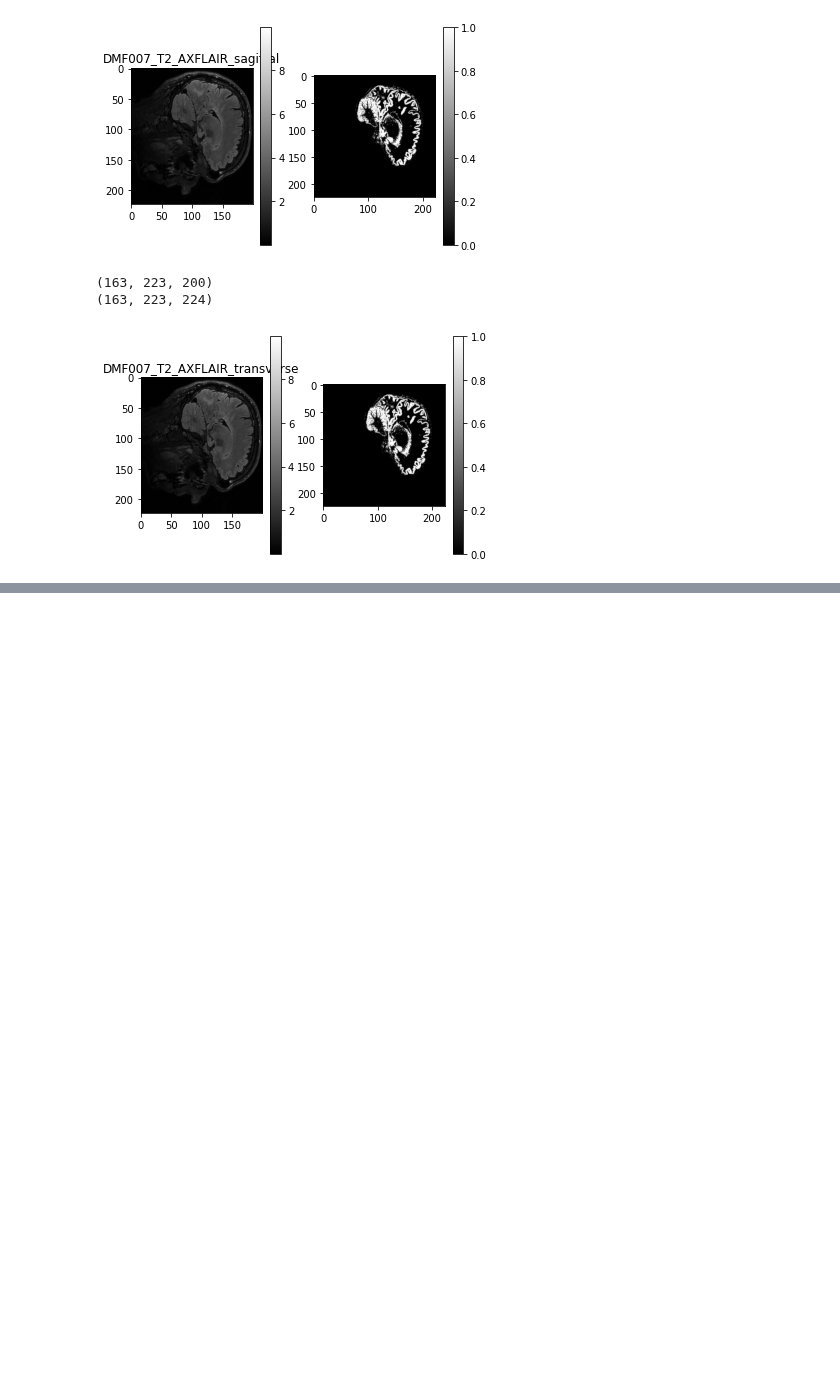
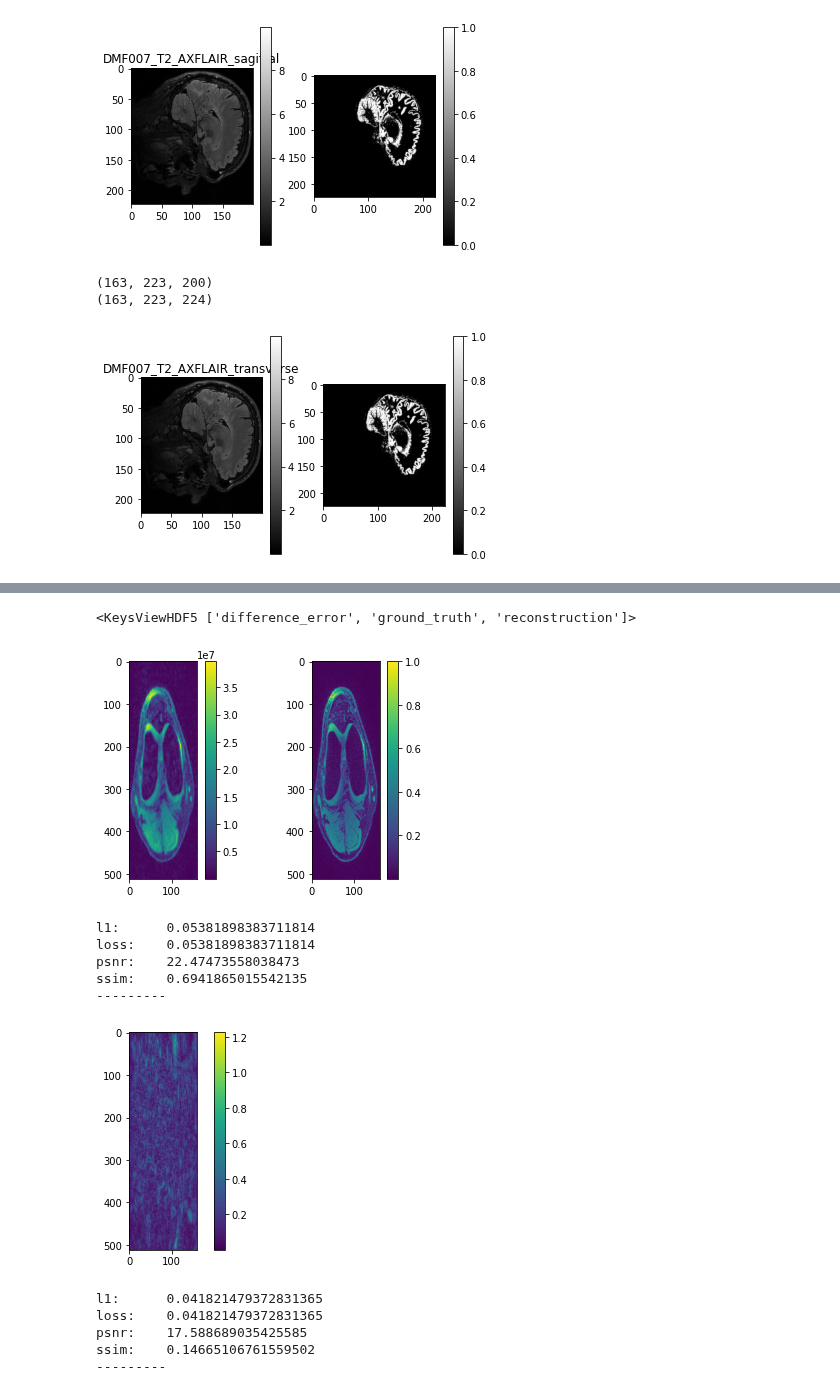
Before and after one commit to LysanderdeJong/RecSeg, a Jupyter notebook: test_ground.ipynb, the cells around one changed output, grey strips where cells are left out. Cells and saved outputs as stored; diff of their text form; code cells hidden in the pictures; blank space fills up the shorter version.

```diff
--- a/test_ground.ipynb
+++ b/test_ground.ipynb
@@ -259,7 +259,7 @@ def get_metrics(input_dir):
     files = sorted(os.listdir(input_dir))
     for f in files:
         input_path = os.path.join(input_dir, f)
-        hf = h5py.File(input_path)
+        hf = h5py.File(input_path, 'r')
         hf_attr = dict(hf.attrs)
 
         for key, value in hf_attr.items():
@@ -267,6 +267,7 @@ def get_metrics(input_dir):
                 results[key] = list(value)
             else:
                 results[key].extend(list(value))
+        hf.close()
 
     for key, value in results.items():
         print(f"{key}: \t {np.nanmean(np.ma.masked_invalid(np.array(value)))}")
@@ -529,0 +536,35 @@ torch.Size([200, 31, 223, 163]) torch.Size([200, 31, 223, 163, 2])
+# %%
+file = h5py.File("/data/projects/tecfidera/data/results/reconstruction/skmtea/cirim_1c_64f_poisson2d_test/h5/MTR_005.h5", 'r')
+print(file.keys())
+recon = file["reconstruction"]
+plt.subplot(1, 2, 1)
+ax = plt.imshow(np.abs(recon)[300])
+plt.colorbar(ax)
+plt.subplot(1, 2, 2)
+ax = plt.imshow(np.abs(file["ground_truth"])[300])
+plt.colorbar(ax)
+plt.show()
+file.close()
+get_metrics("/data/projects/tecfidera/data/results/reconstruction/skmtea/zf_test/h5/")
+
+file = h5py.File("/data/projects/tecfidera/data/results/reconstruction/skmtea/cirim_1c_64f_poisson2d/h5/MTR_005.h5", 'r')
+recon = file["reconstruction"]
+ax = plt.imshow(np.abs(recon)[300])
+plt.colorbar(ax)
+plt.show()
+file.close()
+get_metrics("/data/projects/tecfidera/data/results/reconstruction/skmtea/cirim_1c_64f_poisson2d/h5/")
+# %% [output]
+<KeysViewHDF5 ['difference_error', 'ground_truth', 'reconstruction']>
+[figure, added]
+l1:      0.05381898383711814
+loss:    0.05381898383711814
+psnr:    22.47473558038473
+ssim:    0.6941865015542135
+---------
+[figure, added]
+l1:      0.041821479372831365
+loss:    0.041821479372831365
+psnr:    17.588689035425585
+ssim:    0.14665106761559502
+---------
```
Also changed, not shown: parts of 8 cells of this notebook, 28 other files.
